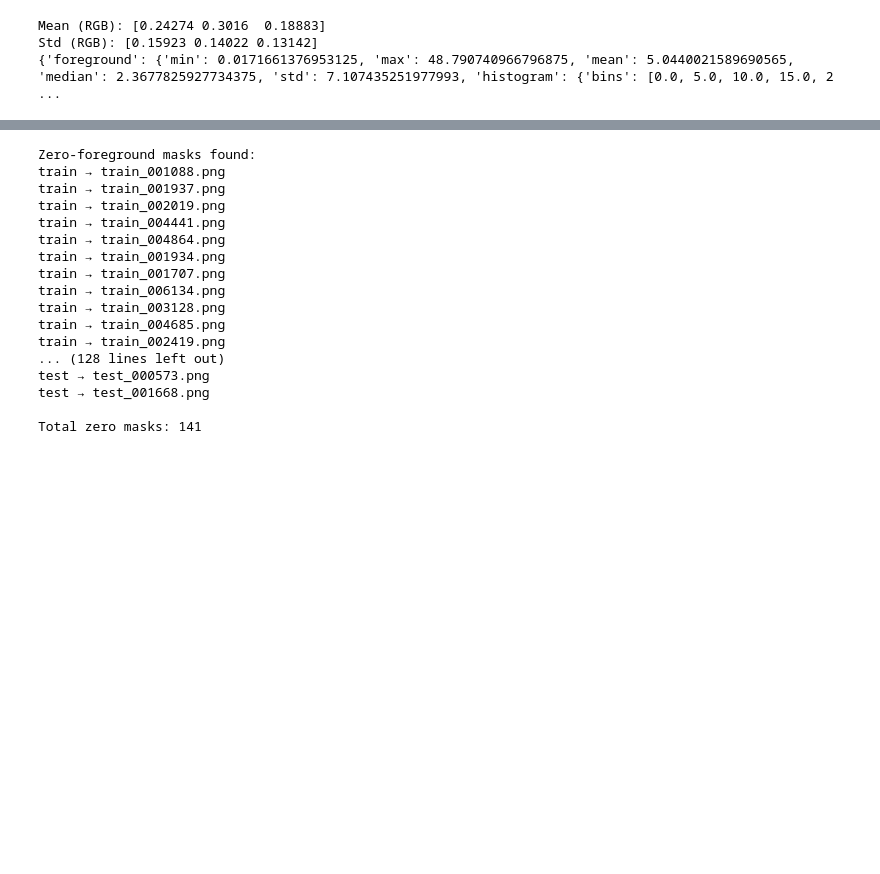
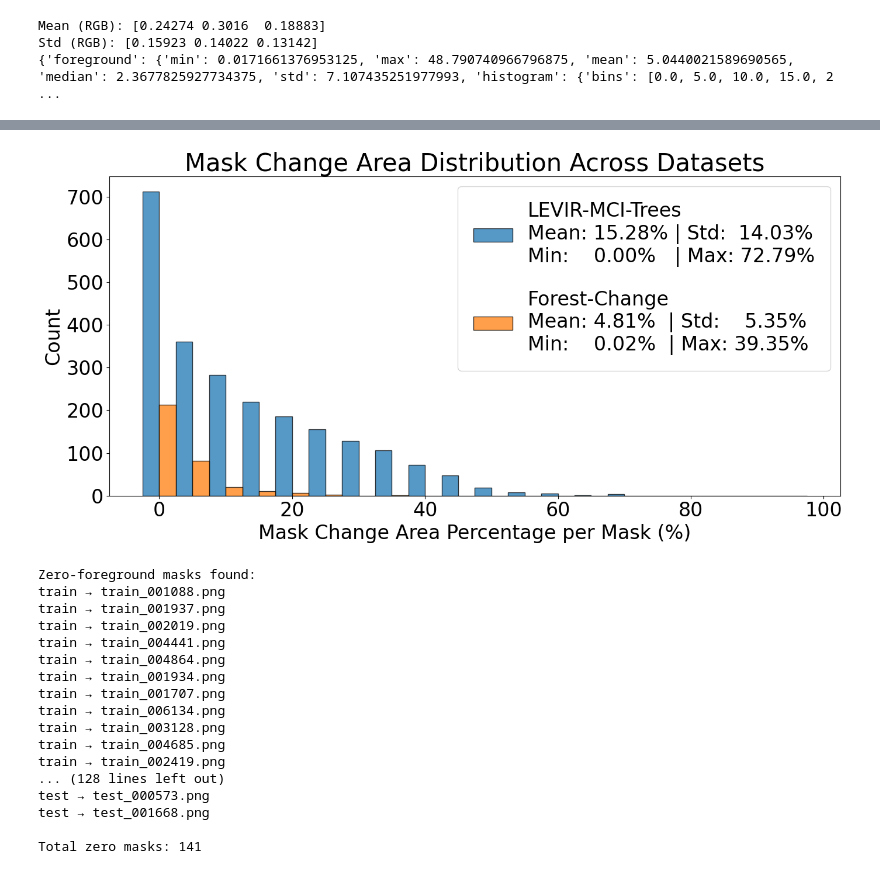
Before and after one commit to JamesBrockUoB/ForestChat, a Jupyter notebook: dataset_utils_notebook.ipynb, the cells around one changed output, grey strips where cells are left out. Cells and saved outputs as stored; diff of their text form; code cells hidden in the pictures; blank space fills up the shorter version.

```diff
--- a/dataset_utils_notebook.ipynb
+++ b/dataset_utils_notebook.ipynb
@@ -456,3 +456,80 @@ plt.show()
+# %%
+import numpy as np
+import matplotlib.pyplot as plt
+
+# Extract LEVIR stats
+bins_L = np.array(stats_levirmcitrees['foreground']['histogram']['bins'])
+counts_L = np.array(stats_levirmcitrees['foreground']['histogram']['counts'])
+mean_L = stats_levirmcitrees['foreground']['mean']
+std_L  = stats_levirmcitrees['foreground']['std']
+min_L  = stats_levirmcitrees['foreground']['min']
+max_L  = stats_levirmcitrees['foreground']['max']
+
+# Extract Forest stats
+bins_F = np.array(stats_forest['foreground']['histogram']['bins'])
+counts_F = np.array(stats_forest['foreground']['histogram']['counts'])
+mean_F = stats_forest['foreground']['mean']
+std_F  = stats_forest['foreground']['std']
+min_F  = stats_forest['foreground']['min']
+max_F  = stats_forest['foreground']['max']
+
+bin_width = bins_L[1] - bins_L[0]
+bin_centers = bins_L[:-1]
+
+fig, ax = plt.subplots(figsize=(14, 7))
+
+label_L = (
+    f"LEVIR-MCI-Trees\n"
+    f"Mean: {mean_L:.2f}% | Std:  {std_L:.2f}%\n"
+    f"Min:    {min_L:.2f}%   | Max: {max_L:.2f}%"
+)
+
+label_F = (
+    f"Forest-Change\n"
+    f"Mean: {mean_F:.2f}%  | Std:    {std_F:.2f}%\n"
+    f"Min:    {min_F:.2f}%  | Max: {max_F:.2f}%"
+)
+
+# Plot LEVIR-MCI-Trees (shift slightly left)
+ax.bar(
+    bin_centers - bin_width / 4,
+    counts_L,
+    width=bin_width / 2,
+    edgecolor="black",
+    alpha=0.75,
+    label=label_L
+)
+
+# Plot Forest-Change (shift slightly right)
+ax.bar(
+    bin_centers + bin_width / 4,
+    counts_F,
+    width=bin_width / 2,
+    edgecolor="black",
+    alpha=0.75,
+    label=label_F
+)
+
+ax.set_title("Mask Change Area Distribution Across Datasets", fontsize=30)
+ax.set_xlabel("Mask Change Area Percentage per Mask (%)", fontsize=24)
+ax.set_ylabel("Count", fontsize=24)
+ax.tick_params(labelsize=24)
+
+ax.legend(
+    fontsize=24,
+    loc="upper right",
+    frameon=True,
+    ncol=1,
+    handlelength=2.0,
+    borderpad=0.8,
+    labelspacing=1.2
+)
+
+plt.tight_layout()
+plt.savefig("dataset_mask_cover_distribution.png", dpi=300, bbox_inches="tight")
+plt.show()
+# %% [output]
+[figure, added]
 # %%
 import os
 import numpy as np
```
Also changed, not shown: parts of 4 cells of this notebook, 2 other files.
